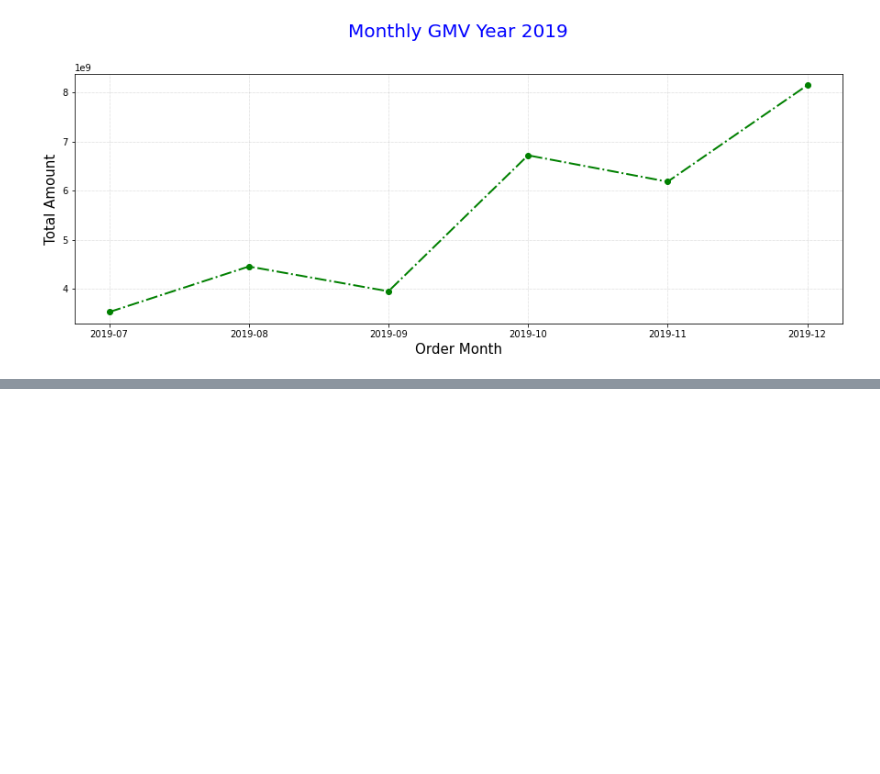
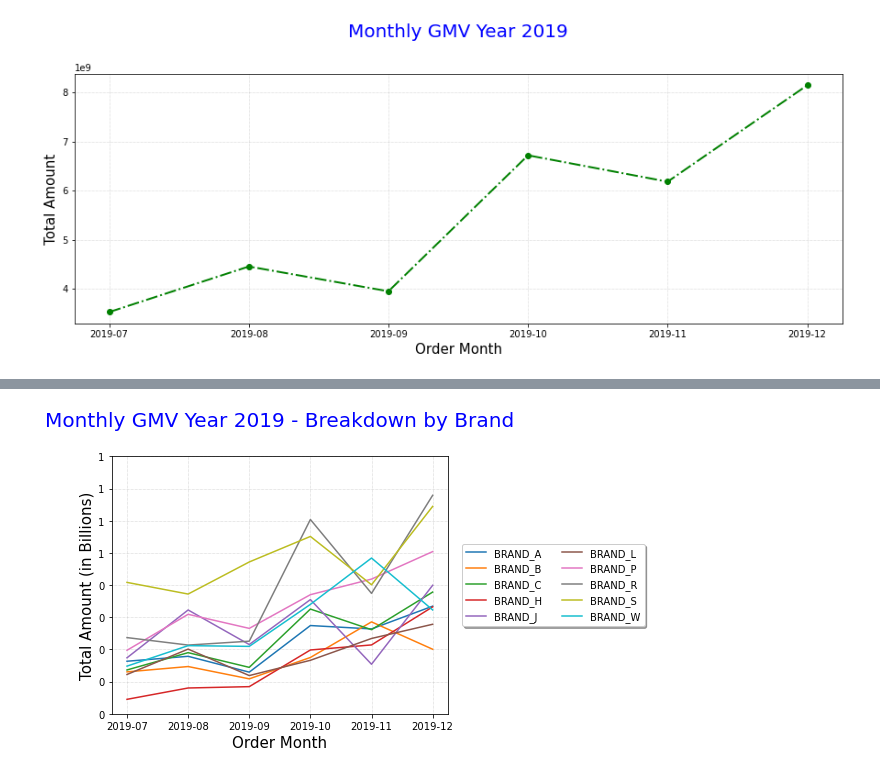
Before and after one commit to Gengsu07/DQLAB, a Jupyter notebook: Data Visualization with Python Matplotlib for Beginner - Part 1.ipynb, the cells around one changed output, grey strips where cells are left out. Cells and saved outputs as stored; diff of their text form; code cells hidden in the pictures; blank space fills up the shorter version.

```diff
--- a/Data Visualization with Python Matplotlib for Beginner - Part 1.ipynb
+++ b/Data Visualization with Python Matplotlib for Beginner - Part 1.ipynb
@@ -226,0 +334,25 @@ plt.gcf().canvas.get_supported_filetypes()
+# %%
+import datetime
+import pandas as pd
+import matplotlib.pyplot as plt
+# Baca dataset https://storage.googleapis.com/dqlab-dataset/retail_raw_reduced.csv
+dataset = pd.read_csv('https://storage.googleapis.com/dqlab-dataset/retail_raw_reduced.csv')
+# Buat kolom order_month
+dataset['order_month'] = dataset['order_date'].apply(lambda x: datetime.datetime.strptime(x, "%Y-%m-%d").strftime('%Y-%m'))
+# Buat kolom gmv
+dataset['gmv'] = dataset['item_price'] * dataset['quantity']
+# %%
+dataset.groupby(['order_month', 'brand'])['gmv'].sum().unstack().plot()
+plt.title('Monthly GMV Year 2019 - Breakdown by Brand', loc='center', pad=30, fontsize=20, color='blue')
+plt.xlabel('Order Month', fontsize=15)
+plt.ylabel('Total Amount (in Billions)', fontsize=15)
+plt.grid(color='darkgray', linestyle=':', linewidth=0.5)
+plt.ylim(ymin=0)
+labels, locations = plt.yticks()
+plt.yticks(labels, (labels/1000000000).astype(int))
+plt.legend(loc='right', bbox_to_anchor=(1.6, 0.5), shadow=True, ncol=2)
+plt.gcf().set_size_inches(10,5)
+plt.tight_layout()
+plt.show()
+# %% [output]
+[figure, added]
```
Also changed, not shown: parts of 18 cells of this notebook, 2 other files.
